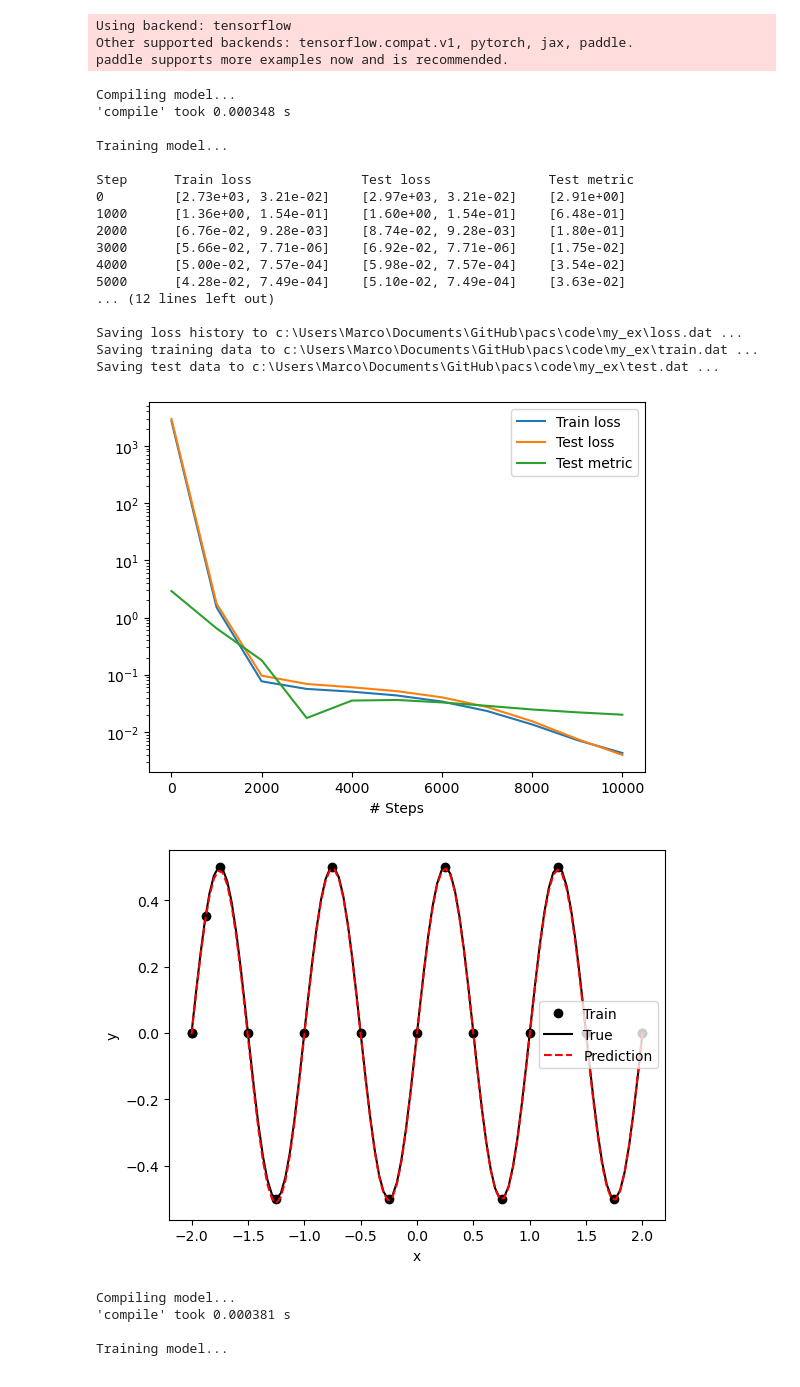
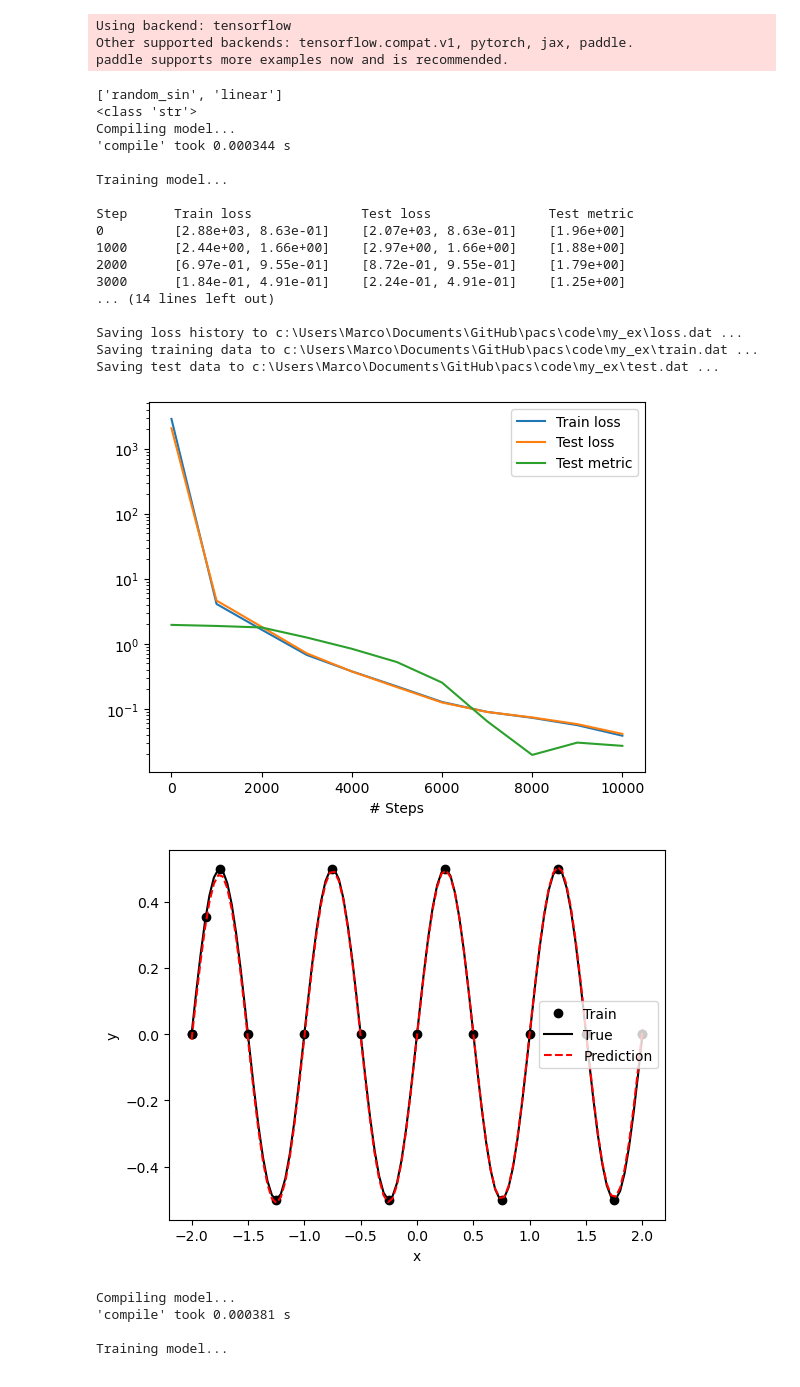
Before and after one commit to ZIB012/pacs, a Jupyter notebook: code/my_ex/1D.ipynb, the cells around one changed output. Saved outputs shown, nothing was run; the diff lists cells and outputs as text; code cells hidden in the pictures.

```diff
--- a/code/my_ex/1D.ipynb
+++ b/code/my_ex/1D.ipynb
@@ -29,40 +29,40 @@ data = dde.data.PDE(geom, pde, bc, 16, 2, solution=func, num_test=100)
 # %%
 M =20
 layer_size = [1] + [M]  +  [1]
 
-activation = ["sin", 'linear']
+activation = ["random_sin", 'linear']
 
 initializer = "Glorot uniform"
 R = 10
 net = dde.nn.random_FNN(layer_size, activation, initializer, Rm=R, b=R/1000)
 
 model = dde.Model(data, net)
 
 model.compile("adam", lr=0.001, metrics=["l2 relative error"], loss_weights=1)
 
 losshistory, train_state = model.train(iterations=10000)
 
 dde.saveplot(losshistory, train_state, issave=True, isplot=True)
 # %% [output]
+['random_sin', 'linear']
+<class 'str'>
 Compiling model...
-'compile' took 0.000348 s
+'compile' took 0.000344 s
 
 Training model...
 
 Step      Train loss              Test loss               Test metric
-0         [2.73e+03, 3.21e-02]    [2.97e+03, 3.21e-02]    [2.91e+00]
-1000      [1.36e+00, 1.54e-01]    [1.60e+00, 1.54e-01]    [6.48e-01]
-2000      [6.76e-02, 9.28e-03]    [8.74e-02, 9.28e-03]    [1.80e-01]
-3000      [5.66e-02, 7.71e-06]    [6.92e-02, 7.71e-06]    [1.75e-02]
-4000      [5.00e-02, 7.57e-04]    [5.98e-02, 7.57e-04]    [3.54e-02]
-5000      [4.28e-02, 7.49e-04]    [5.10e-02, 7.49e-04]    [3.63e-02]
-... (12 lines left out)
+0         [2.88e+03, 8.63e-01]    [2.07e+03, 8.63e-01]    [1.96e+00]
+1000      [2.44e+00, 1.66e+00]    [2.97e+00, 1.66e+00]    [1.88e+00]
+2000      [6.97e-01, 9.55e-01]    [8.72e-01, 9.55e-01]    [1.79e+00]
+3000      [1.84e-01, 4.91e-01]    [2.24e-01, 4.91e-01]    [1.25e+00]
+... (14 lines left out)
 
 Saving loss history to c:\Users\Marco\Documents\GitHub\pacs\code\my_ex\loss.dat ...
 Saving training data to c:\Users\Marco\Documents\GitHub\pacs\code\my_ex\train.dat ...
 Saving test data to c:\Users\Marco\Documents\GitHub\pacs\code\my_ex\test.dat ...
-[figure, old version]
+[figure, new version]
-[figure, old version]
+[figure, new version]
 # %%
 R = 10
 MM = [10, 20, 50, 100, 150, 200, 300]
```
Also changed, not shown: parts of 7 cells of this notebook, 16 other files.
